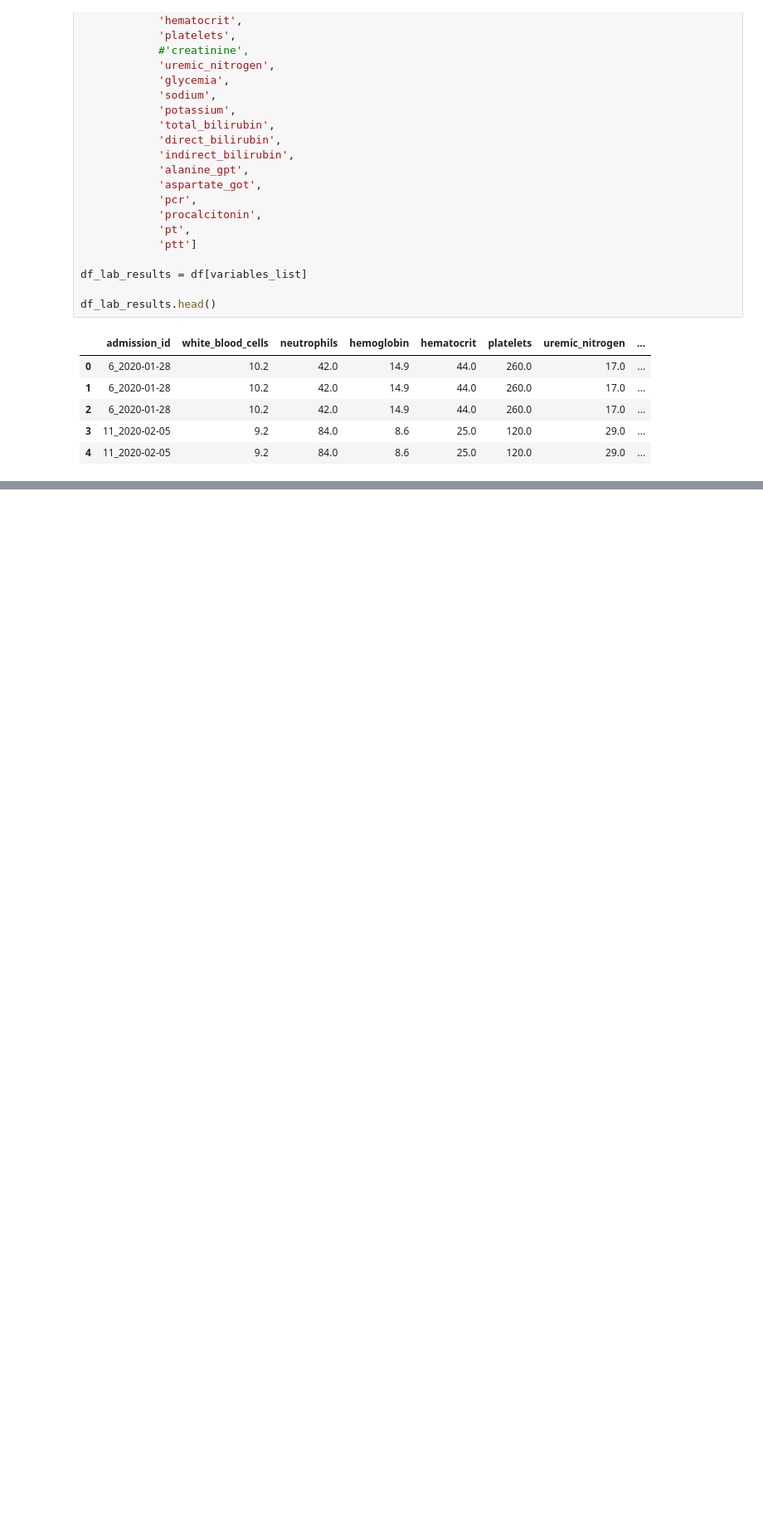
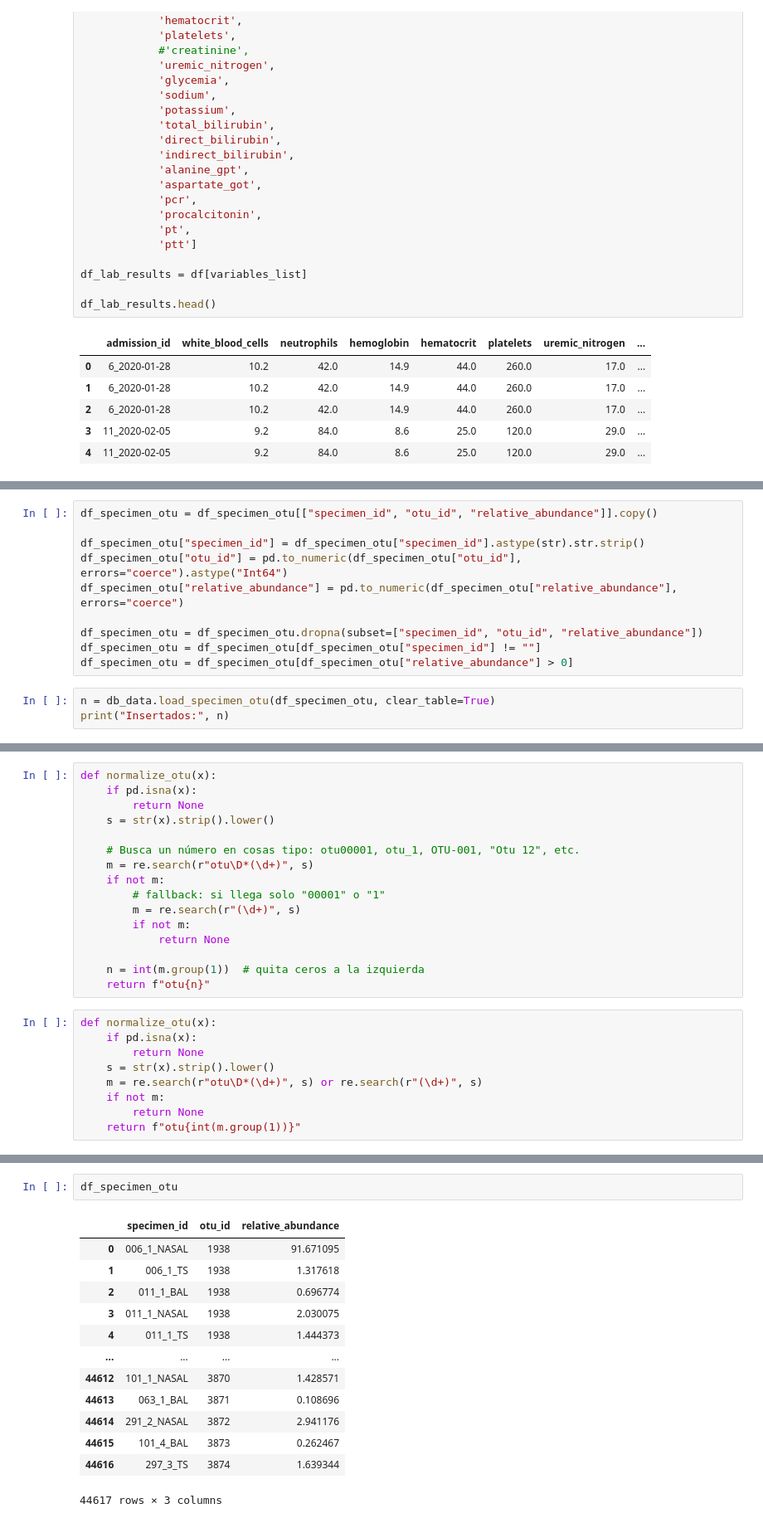
Before and after one commit to Jcamposlozano/MIcroVAP_Model, a Jupyter notebook: notebooks/Load_Data.ipynb, the cells around one changed output, grey strips where cells are left out. Shown at 83% size. Saved outputs shown, nothing was run; the diff lists cells and outputs as text; blank space fills up the shorter version.

Commit message:
Update data with OTUs

```diff
--- a/notebooks/Load_Data.ipynb
+++ b/notebooks/Load_Data.ipynb
@@ -246,0 +389,13 @@ df_lab_results.head()
+# %%
+df_specimen_otu = df_specimen_otu[["specimen_id", "otu_id", "relative_abundance"]].copy()
+
+df_specimen_otu["specimen_id"] = df_specimen_otu["specimen_id"].astype(str).str.strip()
+df_specimen_otu["otu_id"] = pd.to_numeric(df_specimen_otu["otu_id"], errors="coerce").astype("Int64")
+df_specimen_otu["relative_abundance"] = pd.to_numeric(df_specimen_otu["relative_abundance"], errors="coerce")
+
+df_specimen_otu = df_specimen_otu.dropna(subset=["specimen_id", "otu_id", "relative_abundance"])
+df_specimen_otu = df_specimen_otu[df_specimen_otu["specimen_id"] != ""]
+df_specimen_otu = df_specimen_otu[df_specimen_otu["relative_abundance"] > 0]
+# %%
+n = db_data.load_specimen_otu(df_specimen_otu, clear_table=True)
+print("Insertados:", n)
@@ -246,0 +404,25 @@ df_lab_results.head()
+# %%
+def normalize_otu(x):
+    if pd.isna(x):
+        return None
+    s = str(x).strip().lower()
+
+    # Busca un número en cosas tipo: otu00001, otu_1, OTU-001, "Otu 12", etc.
+    m = re.search(r"otu\D*(\d+)", s)
+    if not m:
+        # fallback: si llega solo "00001" o "1"
+        m = re.search(r"(\d+)", s)
+        if not m:
+            return None
+
+    n = int(m.group(1))  # quita ceros a la izquierda
+    return f"otu{n}"
+# %%
+def normalize_otu(x):
+    if pd.isna(x):
+        return None
+    s = str(x).strip().lower()
+    m = re.search(r"otu\D*(\d+)", s) or re.search(r"(\d+)", s)
+    if not m:
+        return None
+    return f"otu{int(m.group(1))}"
@@ -246,0 +539,16 @@ df_lab_results.head()
+# %%
+df_specimen_otu
+# %% [output]
+|  | specimen_id | otu_id | relative_abundance |
+| 0 | 006_1_NASAL | 1938 | 91.671095 |
+| 1 | 006_1_TS | 1938 | 1.317618 |
+| 2 | 011_1_BAL | 1938 | 0.696774 |
+| 3 | 011_1_NASAL | 1938 | 2.030075 |
+| 4 | 011_1_TS | 1938 | 1.444373 |
+| ... | ... | ... | ... |
+| 44612 | 101_1_NASAL | 3870 | 1.428571 |
+| 44613 | 063_1_BAL | 3871 | 0.108696 |
+| 44614 | 291_2_NASAL | 3872 | 2.941176 |
+| 44615 | 101_4_BAL | 3873 | 0.262467 |
+| 44616 | 297_3_TS | 3874 | 1.639344 |
+44617 rows × 3 columns
```
Also changed, not shown: parts of 15 cells of this notebook, 8 other files.
